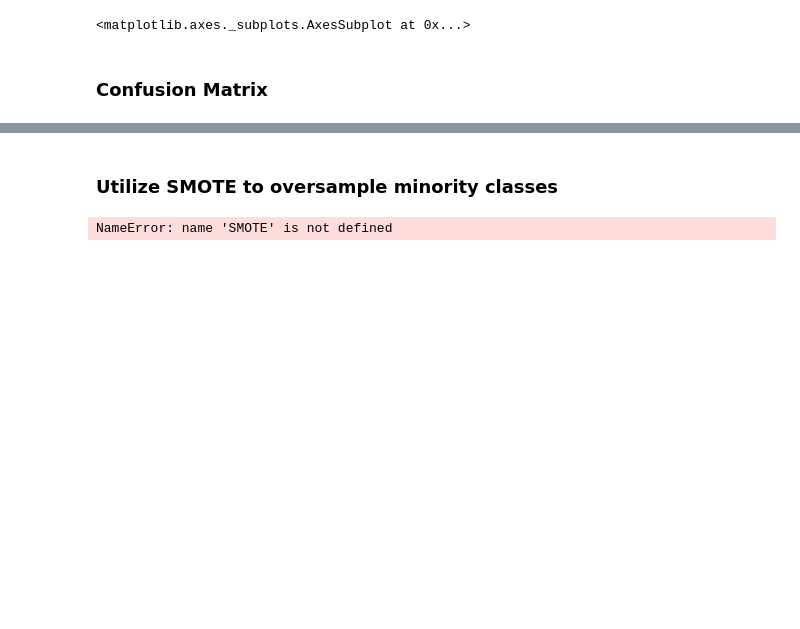
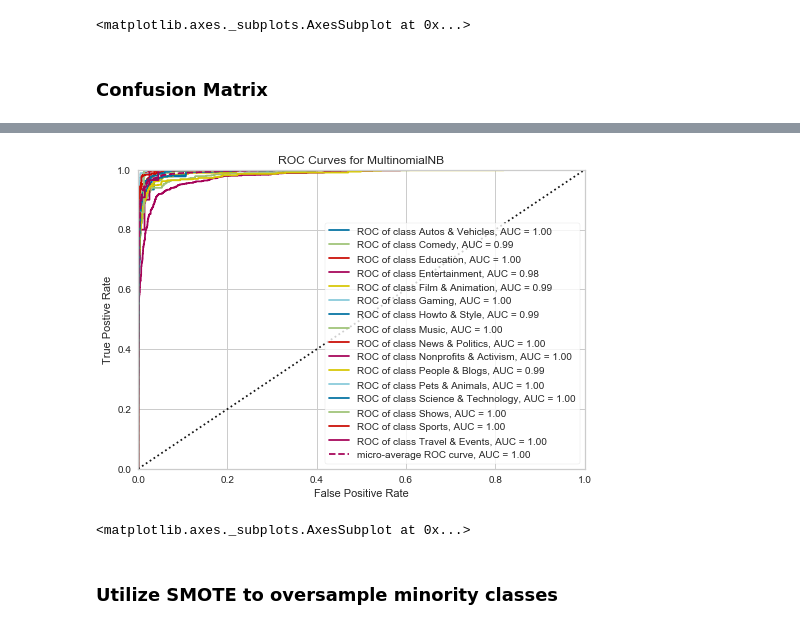
Before and after one commit to loc-vu/yt-trends, a Jupyter notebook: Naive Bayes Model.ipynb, the cells around one changed output, grey strips where cells are left out. Drawn from its saved outputs; the diff is of its cells as text; code cells hidden in the pictures; blank space fills up the shorter version.

```diff
--- a/Naive Bayes Model.ipynb
+++ b/Naive Bayes Model.ipynb
@@ -277,14 +280,10 @@ plt.show()
+# %%
+roc_count = ROCAUC(clf_count, macro=False)
+roc_count.fit(train_count_vector, y_train)
+roc_count.score(test_count_vector, y_test)
+roc_count.show()
+# %% [output]
+[figure, added]
+<matplotlib.axes._subplots.AxesSubplot at 0x...>
 # %% [markdown]
 ### Utilize SMOTE to oversample minority classes
-# %%
-smote = SMOTE(sampling_strategy='not majority')
-
-x_train_smote, y_train_smote = smote.fit_sample(train_count_vector, y_train)
-
-print(y_train.value_counts())
-print()
-print(y_train_smote.value_counts())
-print()
-print(y_test.value_counts())
-# %% [output]
-NameError: name 'SMOTE' is not defined
```
Also changed, not shown: parts of 14 cells of this notebook, 1 other file.
